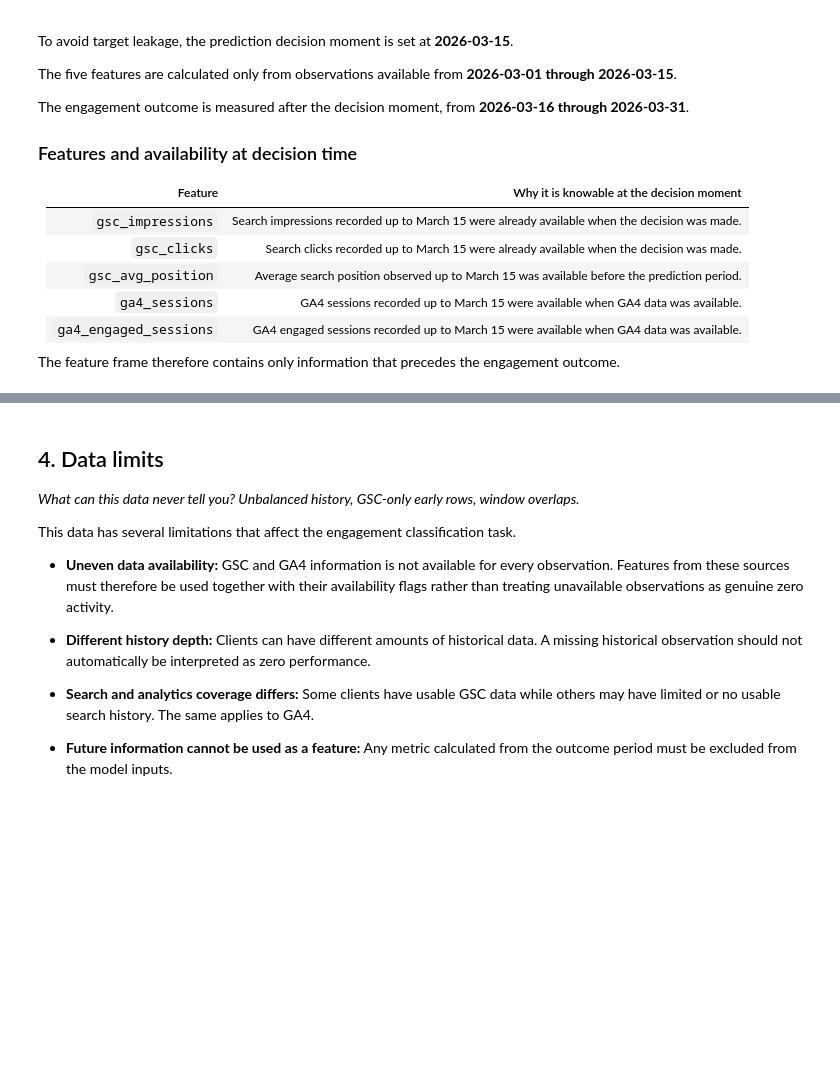
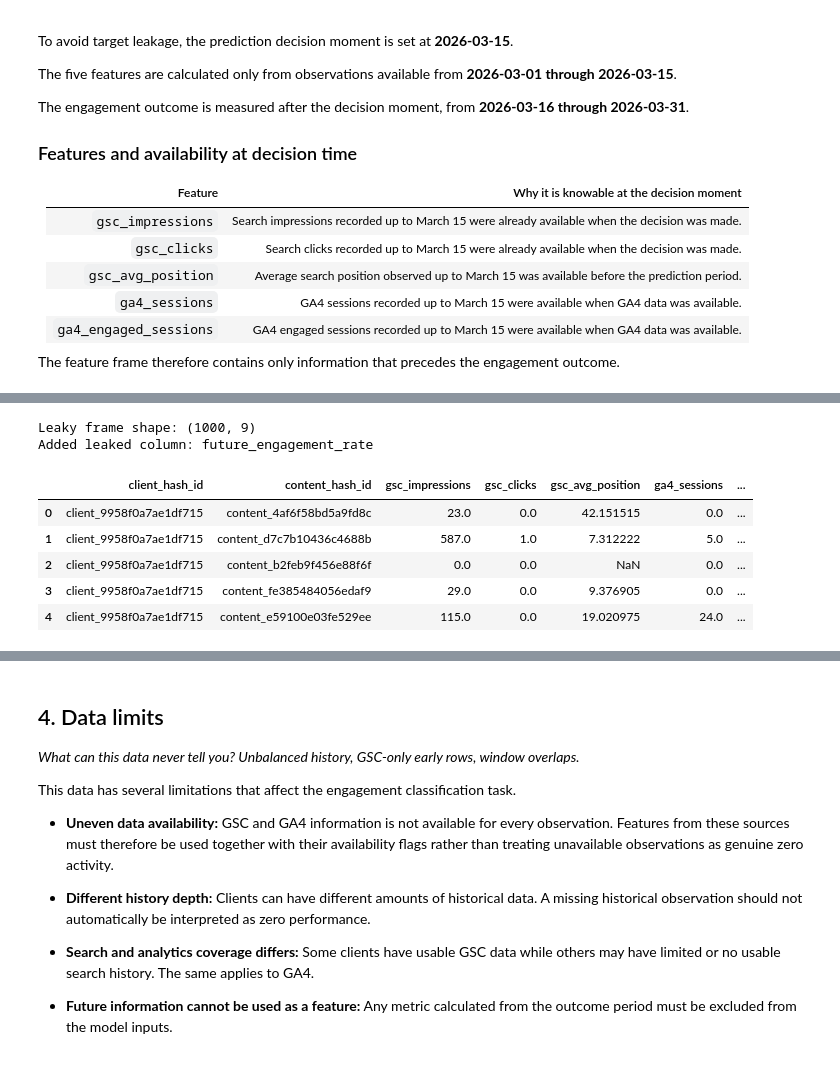
Before and after one commit to tasmeer-Siddiqui125/flyrank-ml-internship, a Jupyter notebook: work/notebooks/w03_data_contract.ipynb, the cells around one changed output, grey strips where cells are left out. Cells and saved outputs as stored; diff of their text form; code cells hidden in the pictures; blank space fills up the shorter version.

```diff
--- a/work/notebooks/w03_data_contract.ipynb
+++ b/work/notebooks/w03_data_contract.ipynb
@@ -316,0 +616,66 @@ Feature frame shape: (1000, 7)
+# %%
+leaky_frame = con.execute("""
+    WITH future_content AS (
+        SELECT
+            client_hash_id,
+            content_hash_id,
+
+            SUM(
+                CASE
+                    WHEN ga4_data_available IS TRUE
+                    THEN ga4_sessions
+                    ELSE 0
+                END
+            ) AS future_sessions,
+
+            SUM(
+                CASE
+                    WHEN ga4_data_available IS TRUE
+                    THEN ga4_engaged_sessions
+                    ELSE 0
+                END
+            ) AS future_engaged_sessions
+
+        FROM read_parquet(
+            'hf://datasets/FlyRank/internship-warehouse/fact_content_daily_performance/month=2026-03/*.parquet'
+        )
+
+        WHERE report_date BETWEEN '2026-03-16' AND '2026-03-31'
+
+        GROUP BY
+            client_hash_id,
+            content_hash_id
+    ),
+
+    rates AS (
+        SELECT
+            client_hash_id,
+            content_hash_id,
+            future_engaged_sessions * 1.0 / future_sessions
+                AS future_engagement_rate
+        FROM future_content
+        WHERE future_sessions > 0
+    )
+
+    SELECT
+        h.*,
+        r.future_engagement_rate
+    FROM honest_frame h
+    INNER JOIN rates r
+        ON h.client_hash_id = r.client_hash_id
+        AND h.content_hash_id = r.content_hash_id
+""").fetchdf()
+
+print("Leaky frame shape:", leaky_frame.shape)
+print("Added leaked column: future_engagement_rate")
+
+display(leaky_frame.head())
+# %% [output]
+Leaky frame shape: (1000, 9)
+Added leaked column: future_engagement_rate
+|  | client_hash_id | content_hash_id | gsc_impressions | gsc_clicks | gsc_avg_position | ga4_sessions | ... |
+| 0 | client_9958f0a7ae1df715 | content_4af6f58bd5a9fd8c | 23.0 | 0.0 | 42.151515 | 0.0 | ... |
+| 1 | client_9958f0a7ae1df715 | content_d7c7b10436c4688b | 587.0 | 1.0 | 7.312222 | 5.0 | ... |
+| 2 | client_9958f0a7ae1df715 | content_b2feb9f456e88f6f | 0.0 | 0.0 | NaN | 0.0 | ... |
+| 3 | client_9958f0a7ae1df715 | content_fe385484056edaf9 | 29.0 | 0.0 | 9.376905 | 0.0 | ... |
+| 4 | client_9958f0a7ae1df715 | content_e59100e03fe529ee | 115.0 | 0.0 | 19.020975 | 24.0 | ... |
```
Also changed, not shown: parts of 8 cells of this notebook.
